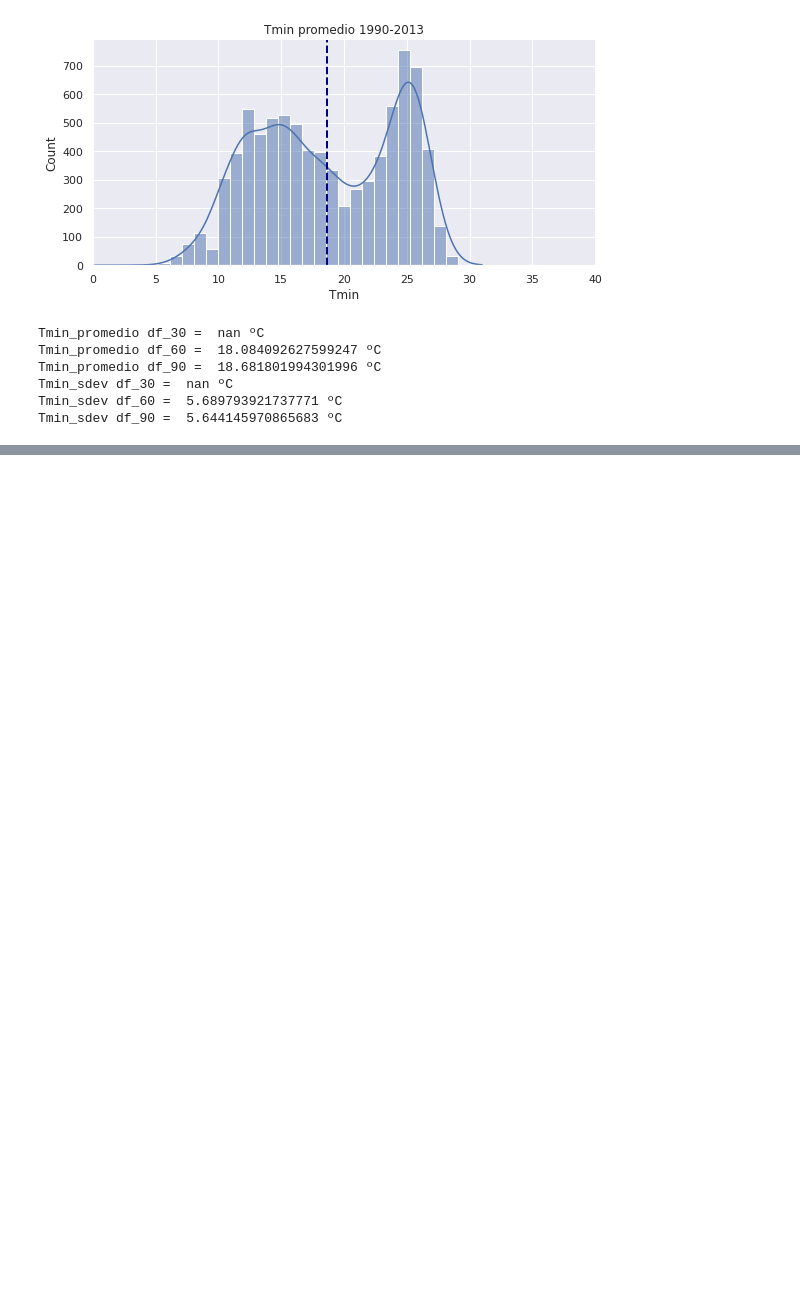
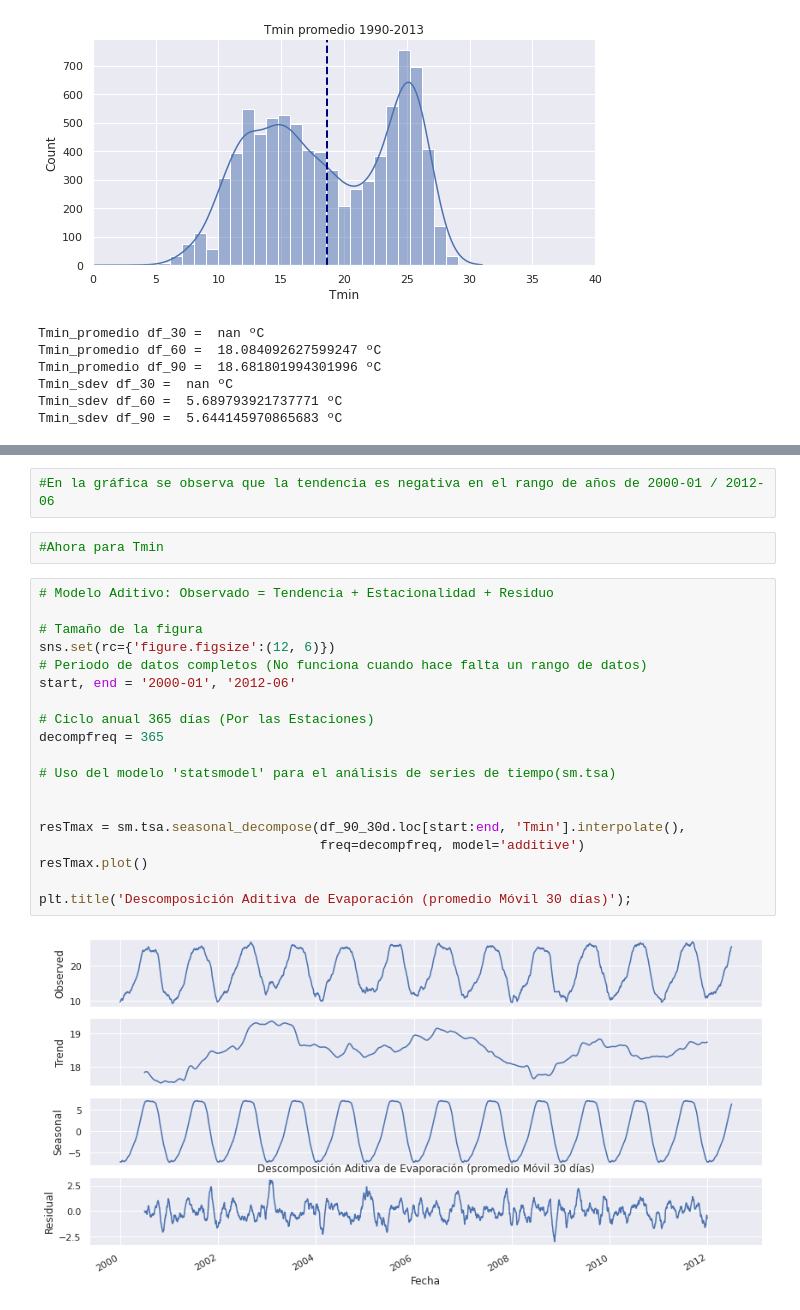
Before and after one commit to Majoramu/Fisica_Computacional1, a Jupyter notebook: Actividad_5/Actividad5.ipynb, the cells around one changed output, grey strips where cells are left out. Drawn from its saved outputs; the diff is of its cells as text; blank space fills up the shorter version.

```diff
--- a/Actividad_5/Actividad5.ipynb
+++ b/Actividad_5/Actividad5.ipynb
@@ -831,0 +926,25 @@ Tmin_sdev df_90 =  5.644145970865683 ºC
+# %%
+#En la gráfica se observa que la tendencia es negativa en el rango de años de 2000-01 / 2012-06
+# %%
+#Ahora para Tmin
+# %%
+# Modelo Aditivo: Observado = Tendencia + Estacionalidad + Residuo
+
+# Tamaño de la figura
+sns.set(rc={'figure.figsize':(12, 6)})
+# Periodo de datos completos (No funciona cuando hace falta un rango de datos)
+start, end = '2000-01', '2012-06'
+
+# Ciclo anual 365 días (Por las Estaciones)
+decompfreq = 365
+
+# Uso del modelo 'statsmodel' para el análisis de series de tiempo(sm.tsa)
+
+
+resTmax = sm.tsa.seasonal_decompose(df_90_30d.loc[start:end, 'Tmin'].interpolate(),
+                                    freq=decompfreq, model='additive')
+resTmax.plot()
+
+plt.title('Descomposición Aditiva de Evaporación (promedio Móvil 30 días)');
+# %% [output]
+[figure, added]
```
Also changed, not shown: parts of 17 cells of this notebook.
